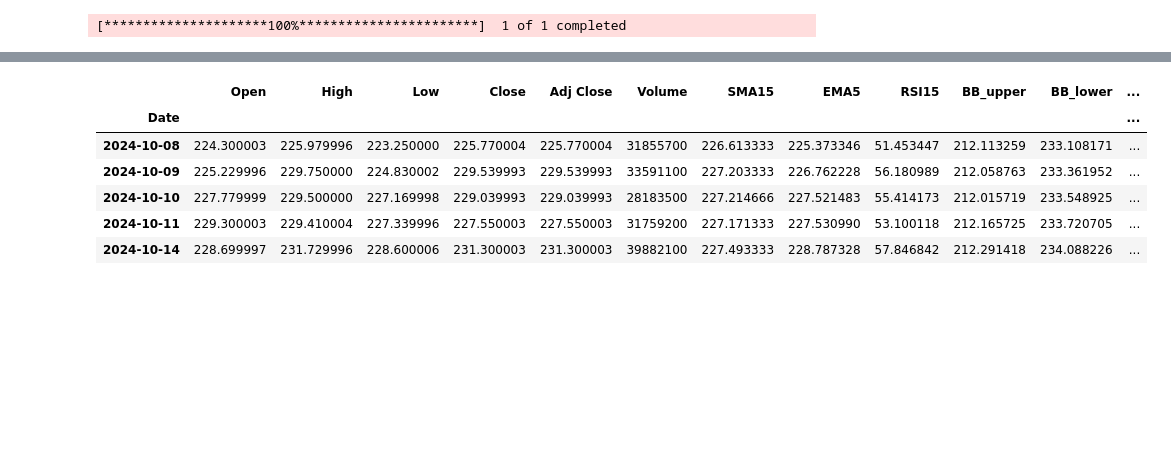
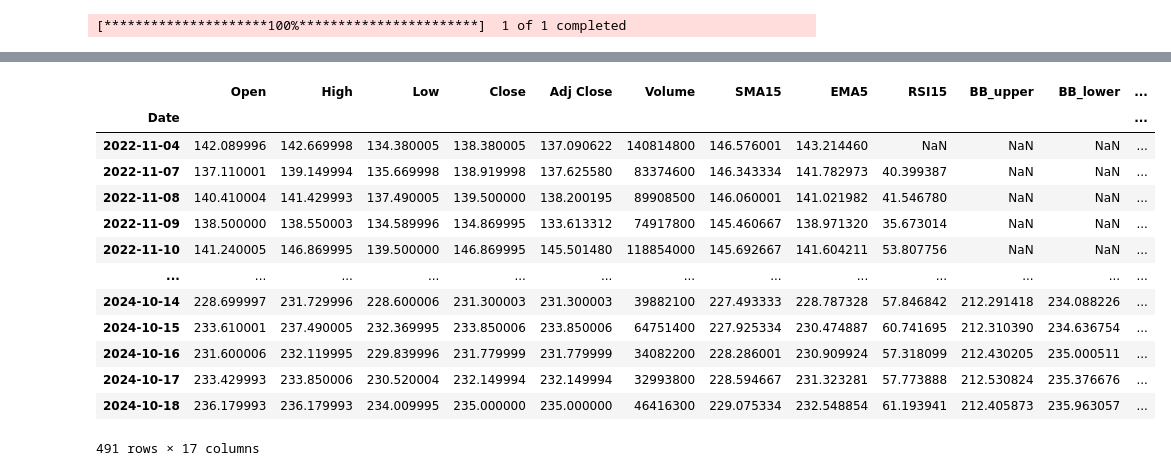
Before and after one commit to Nishchaypat/StockTrack-Database-ML, a Jupyter notebook: Data-Collection/data_collection.ipynb, the cells around one changed output, grey strips where cells are left out. Cells and saved outputs as stored; diff of their text form; code cells hidden in the pictures; blank space fills up the shorter version.

```diff
--- a/Data-Collection/data_collection.ipynb
+++ b/Data-Collection/data_collection.ipynb
@@ -35,19 +35,26 @@ data['BB_upper'], data['BB_lower'] = ta.bbands(data['Close'], length=56, std=2).
 data['MACD'], data['MACD_signal'] = ta.macd(data['Close']).iloc[:, [0, 1]].T.values
 #data['StochK'], data['StochD'] = ta.stoch(data['High'], data['Low'], data['Close']).iloc[:, [0, 1]].T.values
 data['OBV'] = ta.obv(data['Close'], data['Volume'])
-data['52_Week_High'] = data['High'].rolling(window=252).max()
-data['52_Week_Low'] = data['Low'].rolling(window=252).min()
 data['ADX'] = ta.adx(data['High'], data['Low'], data['Close']).iloc[:, 0]  # ADX Line
 data['Aroon_Up'], data['Aroon_Down'] = ta.aroon(data['High'], data['Low']).iloc[:, [0, 1]].T.values
 #data['AD'] = ta.accdist(data['High'], data['Low'], data['Close'], data['Volume'])
 
 # Show the last few rows of the dataset
-data.tail()
+data = data.iloc[14:, :]
-# %% [output]
-|  | Open | High | Low | Close | Adj Close | Volume | SMA15 | EMA5 | RSI15 | BB_upper | BB_lower | ... |
-| Date |  |  |  |  |  |  |  |  |  |  |  | ... |
-| 2024-10-08 | 224.300003 | 225.979996 | 223.250000 | 225.770004 | 225.770004 | 31855700 | 226.613333 | 225.373346 | 51.453447 | 212.113259 | 233.108171 | ... |
-| 2024-10-09 | 225.229996 | 229.750000 | 224.830002 | 229.539993 | 229.539993 | 33591100 | 227.203333 | 226.762228 | 56.180989 | 212.058763 | 233.361952 | ... |
-| 2024-10-10 | 227.779999 | 229.500000 | 227.169998 | 229.039993 | 229.039993 | 28183500 | 227.214666 | 227.521483 | 55.414173 | 212.015719 | 233.548925 | ... |
-| 2024-10-11 | 229.300003 | 229.410004 | 227.339996 | 227.550003 | 227.550003 | 31759200 | 227.171333 | 227.530990 | 53.100118 | 212.165725 | 233.720705 | ... |
-| 2024-10-14 | 228.699997 | 231.729996 | 228.600006 | 231.300003 | 231.300003 | 39882100 | 227.493333 | 228.787328 | 57.846842 | 212.291418 | 234.088226 | ... |
+# %%
+data
+# %% [output]
+|  | Open | High | Low | Close | Adj Close | Volume | SMA15 | EMA5 | RSI15 | BB_upper | BB_lower | ... |
+| Date |  |  |  |  |  |  |  |  |  |  |  | ... |
+| 2022-11-04 | 142.089996 | 142.669998 | 134.380005 | 138.380005 | 137.090622 | 140814800 | 146.576001 | 143.214460 | NaN | NaN | NaN | ... |
+| 2022-11-07 | 137.110001 | 139.149994 | 135.669998 | 138.919998 | 137.625580 | 83374600 | 146.343334 | 141.782973 | 40.399387 | NaN | NaN | ... |
+| 2022-11-08 | 140.410004 | 141.429993 | 137.490005 | 139.500000 | 138.200195 | 89908500 | 146.060001 | 141.021982 | 41.546780 | NaN | NaN | ... |
+| 2022-11-09 | 138.500000 | 138.550003 | 134.589996 | 134.869995 | 133.613312 | 74917800 | 145.460667 | 138.971320 | 35.673014 | NaN | NaN | ... |
+| 2022-11-10 | 141.240005 | 146.869995 | 139.500000 | 146.869995 | 145.501480 | 118854000 | 145.692667 | 141.604211 | 53.807756 | NaN | NaN | ... |
+| ... | ... | ... | ... | ... | ... | ... | ... | ... | ... | ... | ... | ... |
+| 2024-10-14 | 228.699997 | 231.729996 | 228.600006 | 231.300003 | 231.300003 | 39882100 | 227.493333 | 228.787328 | 57.846842 | 212.291418 | 234.088226 | ... |
+| 2024-10-15 | 233.610001 | 237.490005 | 232.369995 | 233.850006 | 233.850006 | 64751400 | 227.925334 | 230.474887 | 60.741695 | 212.310390 | 234.636754 | ... |
+| 2024-10-16 | 231.600006 | 232.119995 | 229.839996 | 231.779999 | 231.779999 | 34082200 | 228.286001 | 230.909924 | 57.318099 | 212.430205 | 235.000511 | ... |
+| 2024-10-17 | 233.429993 | 233.850006 | 230.520004 | 232.149994 | 232.149994 | 32993800 | 228.594667 | 231.323281 | 57.773888 | 212.530824 | 235.376676 | ... |
+| 2024-10-18 | 236.179993 | 236.179993 | 234.009995 | 235.000000 | 235.000000 | 46416300 | 229.075334 | 232.548854 | 61.193941 | 212.405873 | 235.963057 | ... |
+491 rows × 17 columns
```
Also changed, not shown: parts of 12 cells of this notebook, 2 other files.
